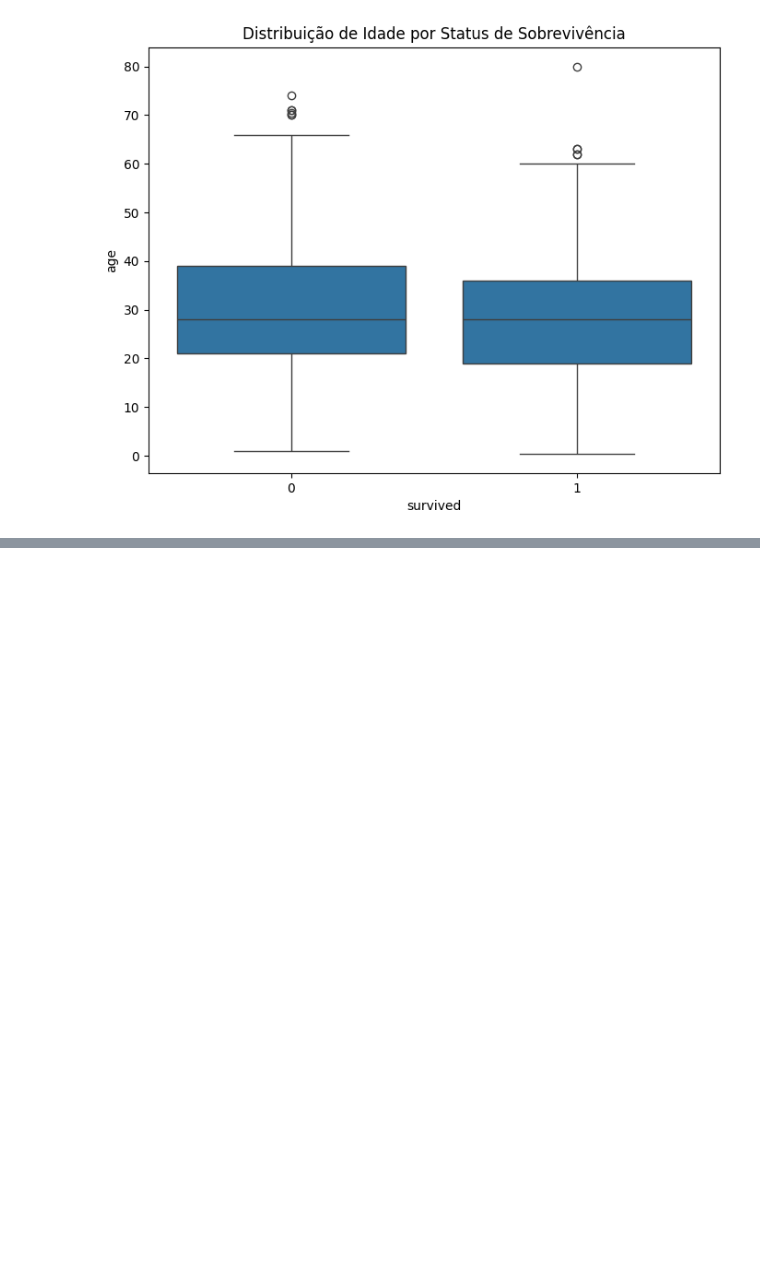
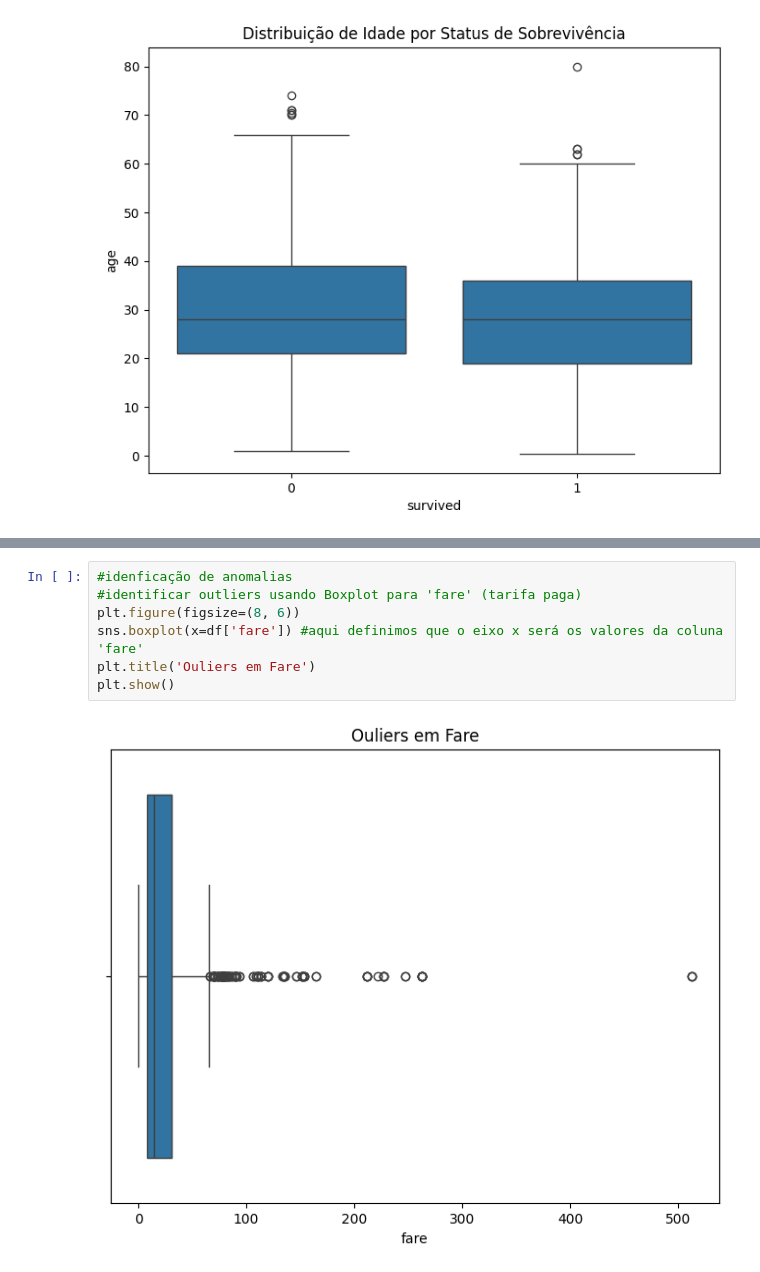
Before and after one commit to Renan-Silveira/EDA, a Jupyter notebook: EDA_Dataset_Titanic.ipynb, the cells around one changed output, grey strips where cells are left out. Drawn from its saved outputs; the diff is of its cells as text; blank space fills up the shorter version.

Commit message:
Alterações sobre o valor de outliers e preparação para a transformação logaritmica

```diff
--- a/EDA_Dataset_Titanic.ipynb
+++ b/EDA_Dataset_Titanic.ipynb
@@ -137,0 +143,9 @@ plt.show() #plotando o gráfico de dispersão
+# %%
+#idenficação de anomalias
+#identificar outliers usando Boxplot para 'fare' (tarifa paga)
+plt.figure(figsize=(8, 6))
+sns.boxplot(x=df['fare']) #aqui definimos que o eixo x será os valores da coluna 'fare'
+plt.title('Ouliers em Fare')
+plt.show()
+# %% [output]
+[figure, added]
```
Also changed, not shown: parts of 4 cells of this notebook.
